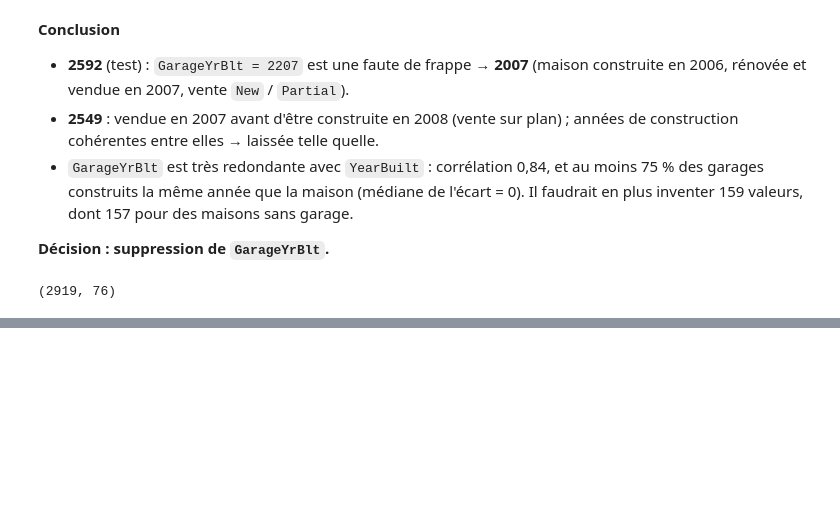
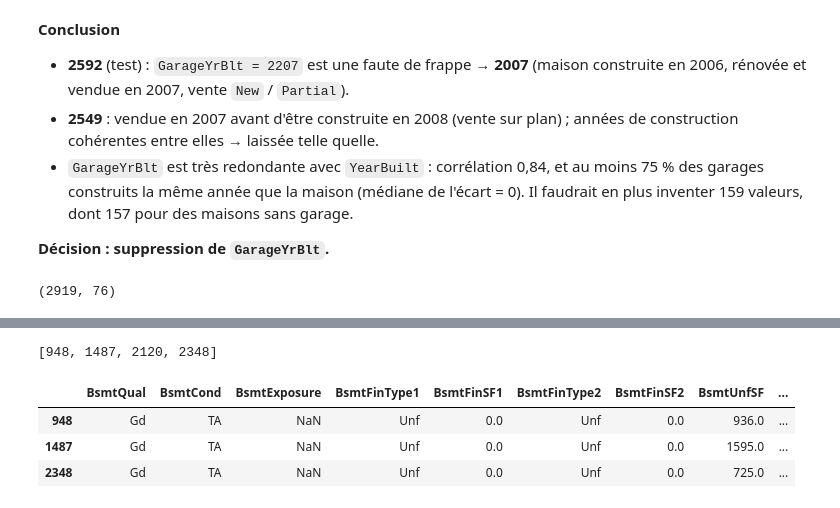
Before and after one commit to raybelpro77git/kaggle-house-prices, a Jupyter notebook: notebooks/01_eda.ipynb, the cells around one changed output, grey strips where cells are left out. Saved outputs shown, nothing was run; the diff lists cells and outputs as text; code cells hidden in the pictures; blank space fills up the shorter version.

```diff
--- a/notebooks/01_eda.ipynb
+++ b/notebooks/01_eda.ipynb
@@ -1077,0 +1147,18 @@ all_X.shape
+# %%
+# Sous-sols existants sans exposition
+masque = (
+    ((all_X["TotalBsmtSF"] > 0) | (all_X["TotalBsmtSF"].isna()))
+    & (all_X["BsmtExposure"].isna())
+)
+
+all_X.loc[masque].index.tolist()
+# %% [output]
+[948, 1487, 2120, 2348]
+# %%
+# Détail des sous-sols sans exposition
+all_X.loc[[948, 1487, 2348], cols_bsmt]
+# %% [output]
+|  | BsmtQual | BsmtCond | BsmtExposure | BsmtFinType1 | BsmtFinSF1 | BsmtFinType2 | BsmtFinSF2 | BsmtUnfSF | ... |
+| 948 | Gd | TA | NaN | Unf | 0.0 | Unf | 0.0 | 936.0 | ... |
+| 1487 | Gd | TA | NaN | Unf | 0.0 | Unf | 0.0 | 1595.0 | ... |
+| 2348 | Gd | TA | NaN | Unf | 0.0 | Unf | 0.0 | 725.0 | ... |
```
Also changed, not shown: parts of 55 cells of this notebook, 1 other file.
